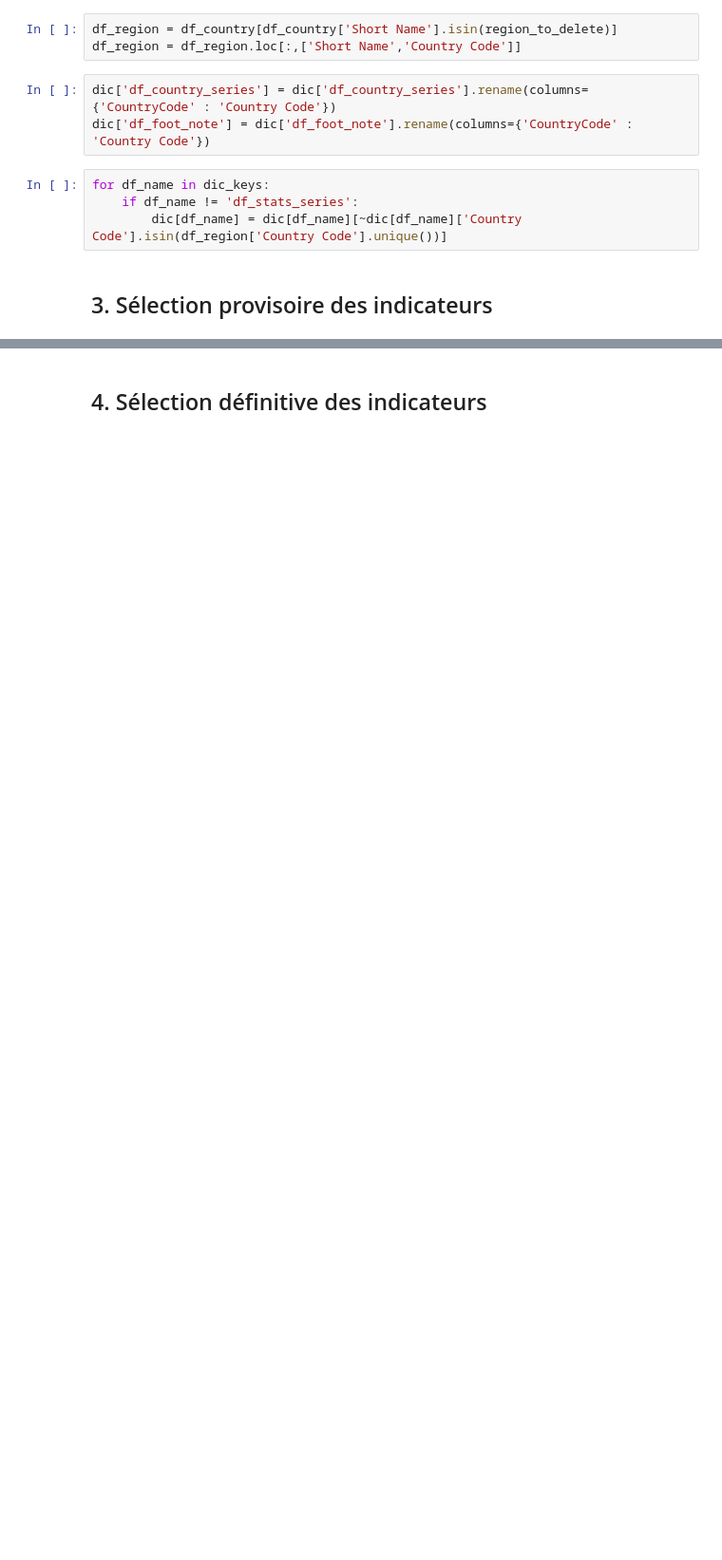
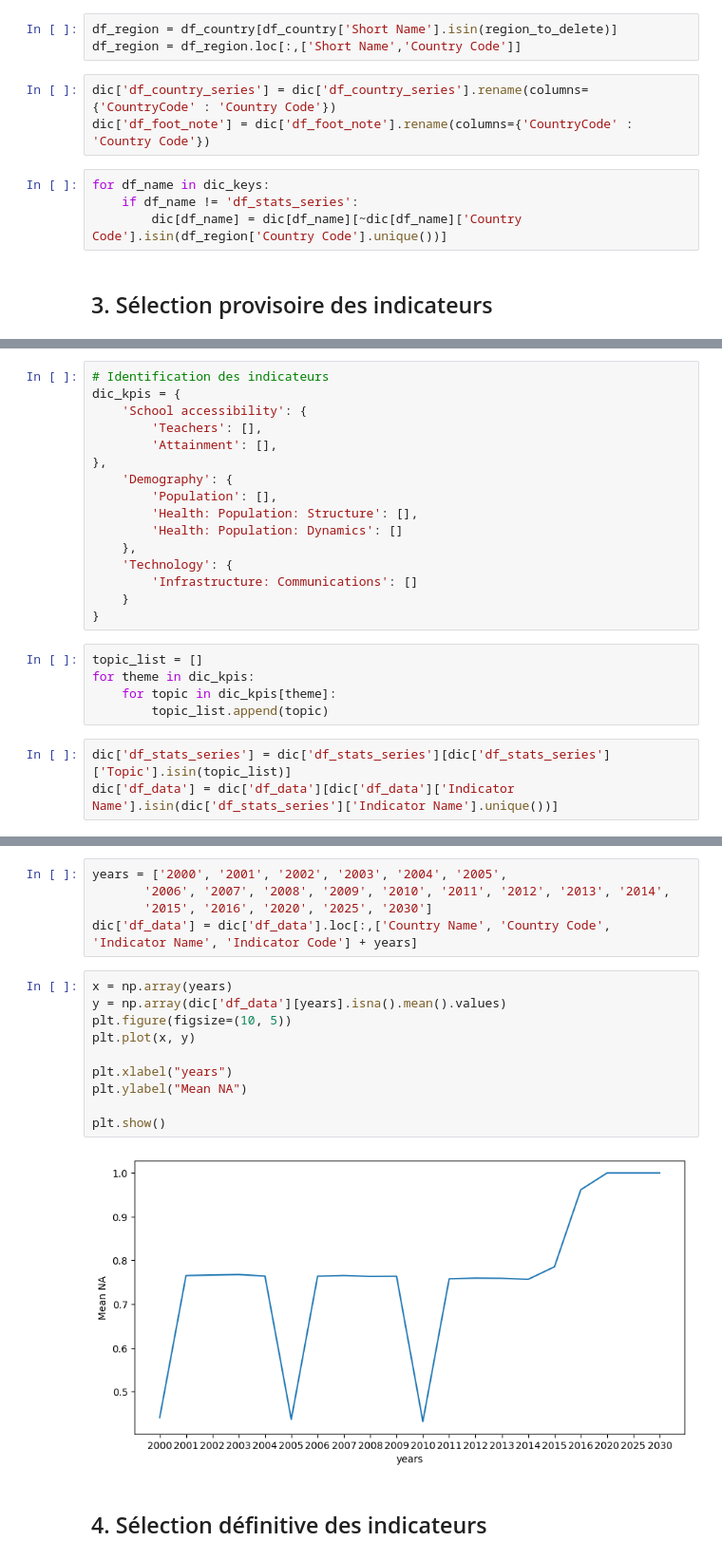
Before and after one commit to NassimNaoui/analyse_systemes_educatifs, a Jupyter notebook: notebooks/Analysez des données de systèmes éducatifs.ipynb, the cells around one changed output, grey strips where cells are left out. Shown at 95% size. Drawn from its saved outputs; the diff is of its cells as text; blank space fills up the shorter version.

Commit message:
refacto kpis and years selection

```diff
--- a/notebooks/Analysez des données de systèmes éducatifs.ipynb
+++ b/notebooks/Analysez des données de systèmes éducatifs.ipynb
@@ -341,0 +229,24 @@ kpis_na_rate
+# %%
+# Identification des indicateurs
+dic_kpis = {
+    'School accessibility': {
+        'Teachers': [],
+        'Attainment': [],
+},
+    'Demography': {
+        'Population': [],
+        'Health: Population: Structure': [],
+        'Health: Population: Dynamics': []
+    },
+    'Technology': {
+        'Infrastructure: Communications': []
+    }
+}
+# %%
+topic_list = []
+for theme in dic_kpis:
+    for topic in dic_kpis[theme]:
+        topic_list.append(topic)
+# %%
+dic['df_stats_series'] = dic['df_stats_series'][dic['df_stats_series']['Topic'].isin(topic_list)]
+dic['df_data'] = dic['df_data'][dic['df_data']['Indicator Name'].isin(dic['df_stats_series']['Indicator Name'].unique())]
@@ -342,2 +267,19 @@ kpis_na_rate
+# %%
+years = ['2000', '2001', '2002', '2003', '2004', '2005',
+       '2006', '2007', '2008', '2009', '2010', '2011', '2012', '2013', '2014',
+       '2015', '2016', '2020', '2025', '2030']
+dic['df_data'] = dic['df_data'].loc[:,['Country Name', 'Country Code', 'Indicator Name', 'Indicator Code'] + years]
+# %%
+x = np.array(years)
+y = np.array(dic['df_data'][years].isna().mean().values)
+plt.figure(figsize=(10, 5))
+plt.plot(x, y)
+
+plt.xlabel("years")
+plt.ylabel("Mean NA")
+
+plt.show()
+# %% [output]
+[figure, added]
 # %% [markdown]
 ## 4. Sélection définitive des indicateurs
```
Also changed, not shown: parts of 12 cells of this notebook.
